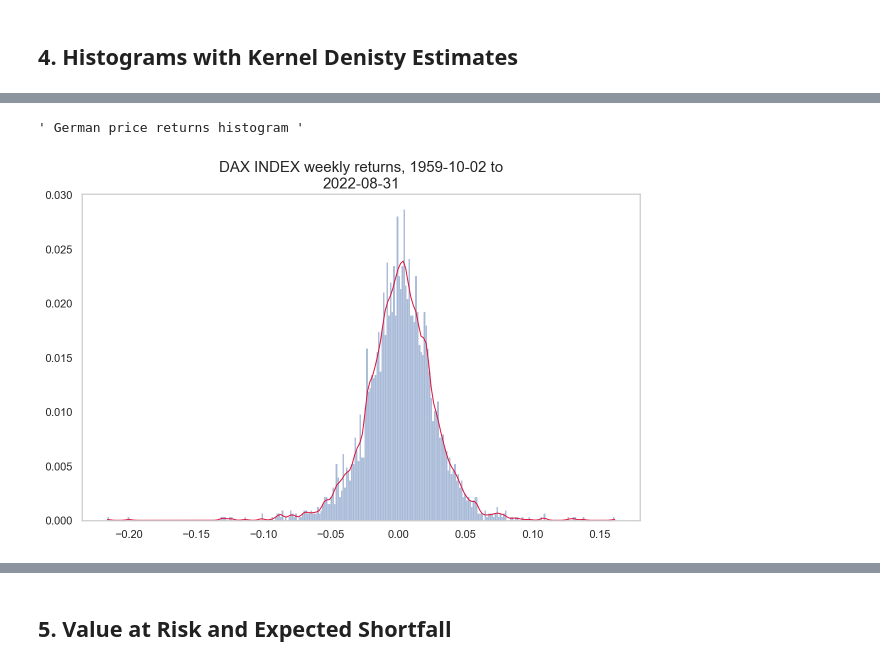
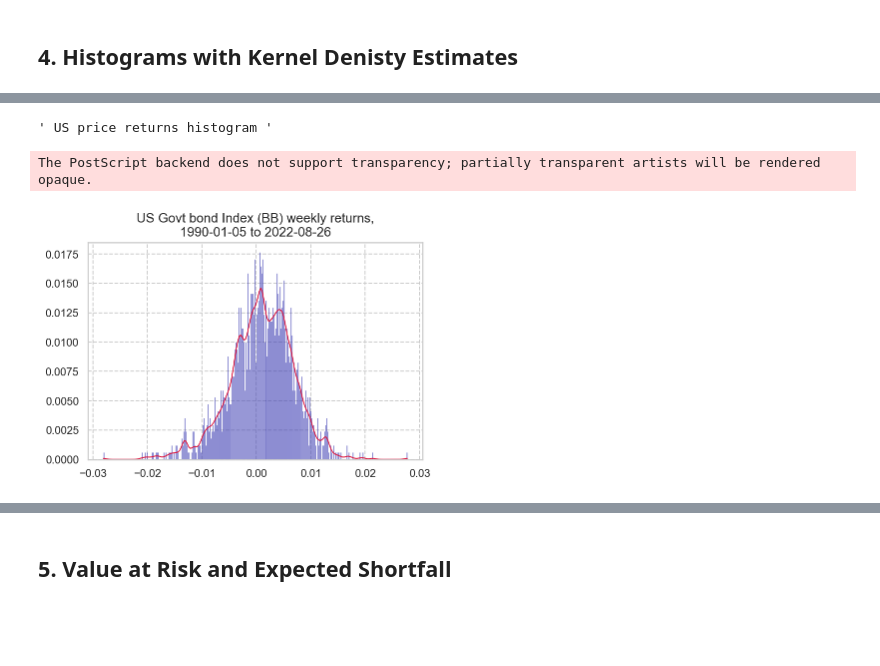
Before and after one commit to TimmieBengtsson/bachelors_project, a Jupyter notebook: bsc_script.ipynb, the cells around one changed output, grey strips where cells are left out. Cells and saved outputs as stored; diff of their text form; code cells hidden in the pictures; blank space fills up the shorter version.

```diff
--- a/bsc_script.ipynb
+++ b/bsc_script.ipynb
@@ -164,9 +211,0 @@ for i in range(len(us_assets)-1):
-# %%
-""" UK Correlations, rolling """
-weeks = 156
-for i in range(len(uk_assets)-1):
-    fig, axs = plot_utils.corr_plot_seaborn(uk_assets[-1], uk_assets[i], weeks)
-    credit_name = utils.retrieve_name(uk_assets[i])
-    equity_name = utils.retrieve_name(uk_assets[-1])
-    save_loc = 'bsc_plots/3y_corr_' + equity_name[0] + '_' + credit_name[0] + '.eps'
-    # plt.savefig(save_loc, dpi=600)
@@ -386,4 +430,12 @@ plt.xlabel("");
 # %% [markdown]
 ## <span style='font-family:Computer Modern'> 4. Histograms with Kernel Denisty Estimates
-# %%
-plt.rcParams["figure.figsize"] = (10,6)
+# %%
+""" German price returns histogram """
+plt.rcParams["axes.titlesize"] = 15
+plt.rcParams["figure.figsize"] = (7,5)
+temp1 = eugov
+fig, axs = plot_utils.histogram_plot(temp1)
+axs.lines[0].set_color('crimson')
+asset_name = utils.retrieve_name(temp1)
+save_loc = 'bsc_plots/hist_kde_' + asset_name[0] + '_returns_01_22.eps'
+# plt.savefig(save_loc, dpi=600)
@@ -389,0 +445,10 @@ plt.rcParams["figure.figsize"] = (10,6)
+# %%
+""" UK price returns histogram """
+plt.rcParams["axes.titlesize"] = 13
+
+
+fig, axs = plot_utils.histogram_plot(ukgov)
+axs.lines[0].set_color('crimson')
+asset_name = utils.retrieve_name(ukgov)
+save_loc = 'bsc_plots/hist_kde_' + asset_name[0] + '_returns_99_22.eps'
+# plt.savefig(save_loc, dpi=600)
@@ -390,13 +459,14 @@ plt.rcParams["figure.figsize"] = (10,6)
 # %%
-""" German price returns histogram """
-plt.rcParams["axes.titlesize"] = 15
+""" US price returns histogram """
+plt.rcParams["axes.titlesize"] = 13
 
-for i in range(4, len(ger_assets)):
-    fig, axs = plot_utils.histogram_plot(ger_assets[i])
+for i in range(3, 4):
+    fig, axs = plot_utils.histogram_plot(usgov)
     axs.lines[0].set_color('crimson')
-    asset_name = utils.retrieve_name(ger_assets[i])
-    save_loc = 'bsc_plots/hist_kde_' + asset_name[0] + '_returns_59_22.eps'
+    asset_name = utils.retrieve_name(usgov)
+    save_loc = 'bsc_plots/hist_kde_' + asset_name[0] + '_returns_90_22.eps'
     # plt.savefig(save_loc, dpi=600)
 # %% [output]
-' German price returns histogram '
+' US price returns histogram '
+The PostScript backend does not support transparency; partially transparent artists will be rendered opaque.
-[figure, old version]
+[figure, new version]
```
Also changed, not shown: parts of 20 cells of this notebook, 8 other files.
